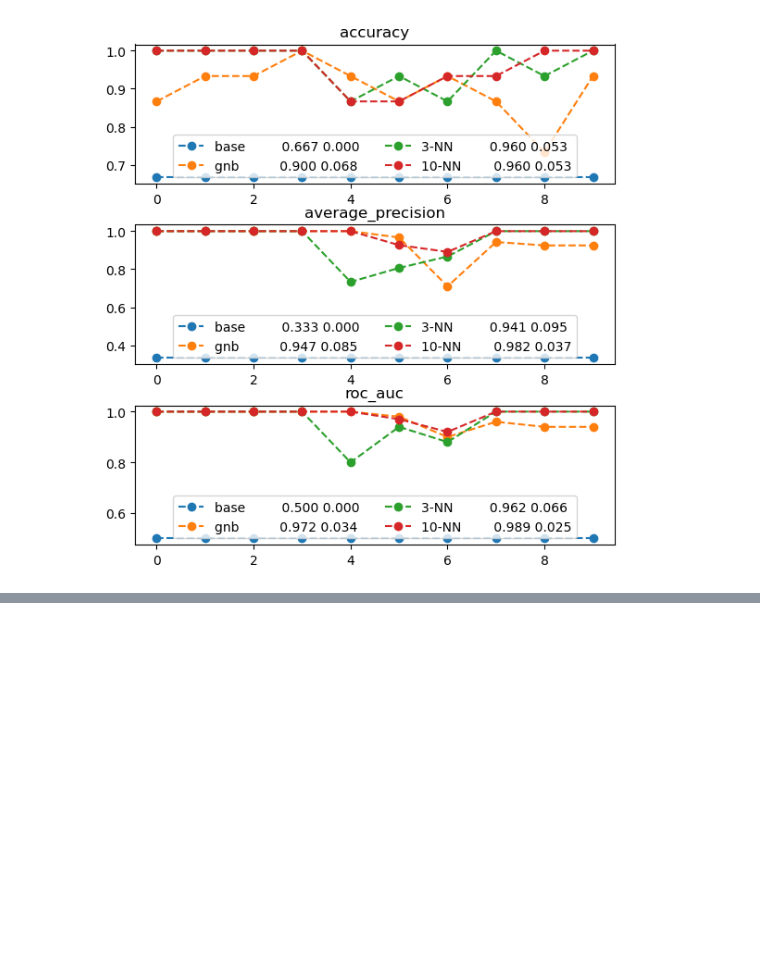
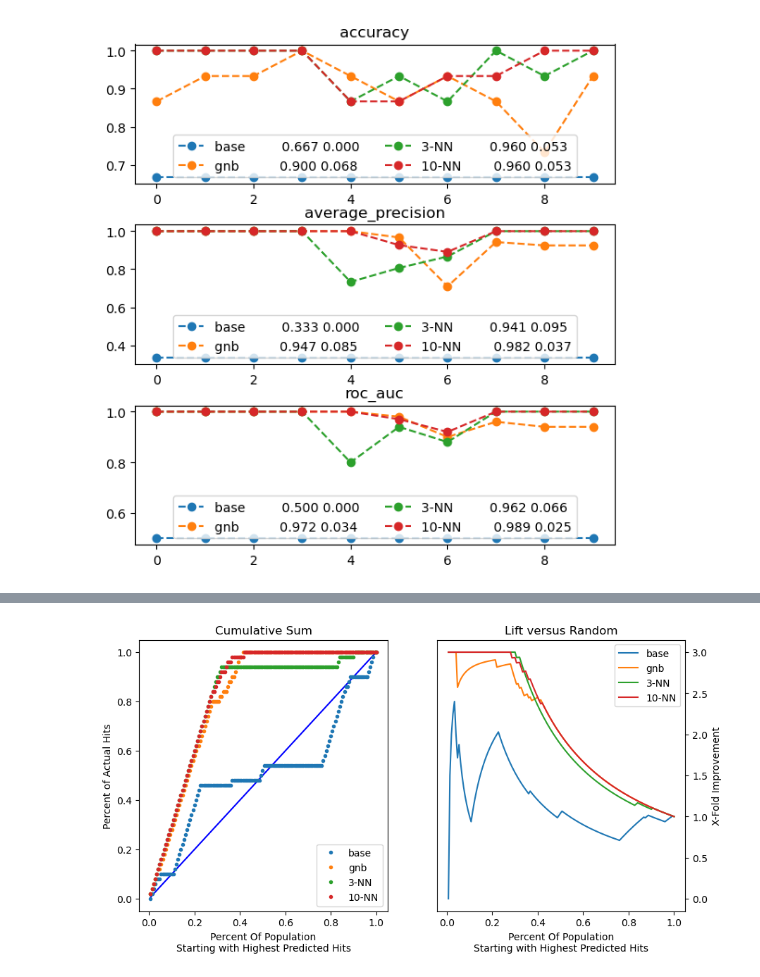
Before and after one commit to ritikb96/MLWPY, a Jupyter notebook: 5_Evaluating_Classifiers.ipynb, the cells around one changed output, grey strips where cells are left out. Saved outputs shown, nothing was run; the diff lists cells and outputs as text; code cells hidden in the pictures; blank space fills up the shorter version.

```diff
--- a/5_Evaluating_Classifiers.ipynb
+++ b/5_Evaluating_Classifiers.ipynb
@@ -425,0 +461,35 @@ for model_name, model in classifiers.items():
+# %%
+fig,(ax1,ax2) = plt.subplots(1,2,figsize = (10,5))
+
+N = len(iris_onec_ftrs)
+xs = np.linspace(1/N,1,N)
+
+ax1.plot(xs,xs,'b-')
+
+for mod_name in classifiers:
+    #negate so big values comes first
+    myorder = np.argsort(-cv_prob_true[mod_name])
+
+    #cumulative sum then to percent (last value is total)
+    realpct_myorder = iris_onec_tgt[myorder].cumsum()
+    realpct_myorder = realpct_myorder / realpct_myorder[-1]
+
+    ax1.plot(xs,realpct_myorder,'.',label=mod_name)
+
+    ax2.plot(xs,realpct_myorder/np.where(xs>0,xs,1),label=mod_name)
+
+ax1.legend()
+ax2.legend()
+
+ax1.set_title('Cumulative Sum')
+ax2.set_title('Lift versus Random')
+ax1.set_ylabel("Percent of Actual Hits")
+ax2.set_ylabel("X-Fold Improvement") # not cross-fold!
+ax1.set_xlabel("Percent Of Population\n" +
+               "Starting with Highest Predicted Hits")
+ax2.set_xlabel("Percent Of Population\n" +
+               "Starting with Highest Predicted Hits")
+ax2.yaxis.tick_right()
+ax2.yaxis.set_label_position('right');
+# %% [output]
+[figure, added]
```
Also changed, not shown: parts of 17 cells of this notebook, 2 other files.
